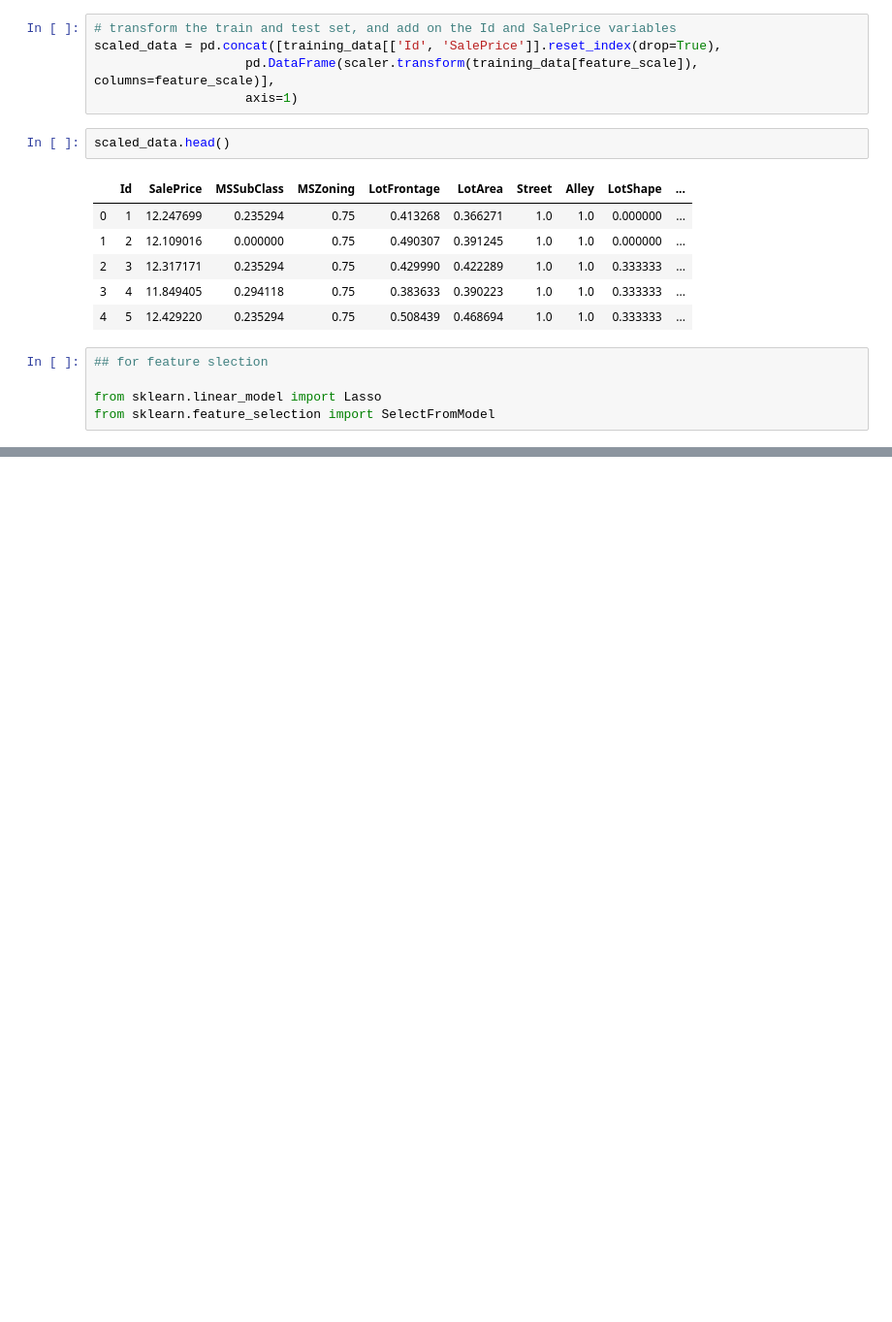
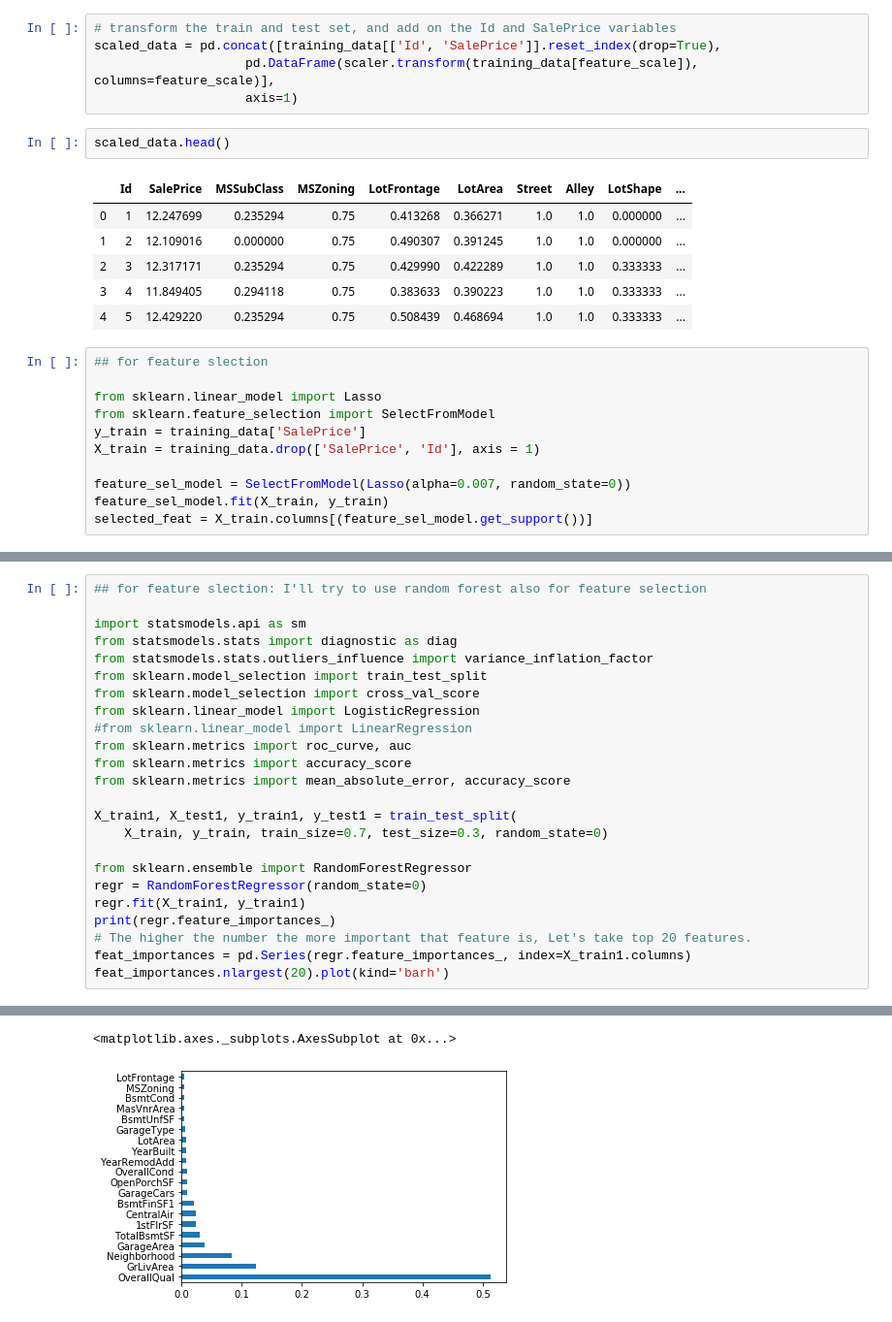
Before and after one commit to rajkhona/Housepriceprediction, a Jupyter notebook: house_price_prediction.ipynb, the cells around one changed output, grey strips where cells are left out. Shown at 97% size. Saved outputs shown, nothing was run; the diff lists cells and outputs as text; blank space fills up the shorter version.

Commit message:
updation in feature selection

```diff
--- a/house_price_prediction.ipynb
+++ b/house_price_prediction.ipynb
@@ -504,3 +504,9 @@ scaled_data.head()
 
 from sklearn.linear_model import Lasso
 from sklearn.feature_selection import SelectFromModel
+y_train = training_data['SalePrice']
+X_train = training_data.drop(['SalePrice', 'Id'], axis = 1)
+
+feature_sel_model = SelectFromModel(Lasso(alpha=0.007, random_state=0))
+feature_sel_model.fit(X_train, y_train)
+selected_feat = X_train.columns[(feature_sel_model.get_support())]
@@ -506,0 +533,25 @@ from sklearn.feature_selection import SelectFromModel
+# %%
+## for feature slection: I'll try to use random forest also for feature selection
+
+import statsmodels.api as sm
+from statsmodels.stats import diagnostic as diag
+from statsmodels.stats.outliers_influence import variance_inflation_factor
+from sklearn.model_selection import train_test_split
+from sklearn.model_selection import cross_val_score
+from sklearn.linear_model import LogisticRegression
+#from sklearn.linear_model import LinearRegression
+from sklearn.metrics import roc_curve, auc
+from sklearn.metrics import accuracy_score
+from sklearn.metrics import mean_absolute_error, accuracy_score
+
+X_train1, X_test1, y_train1, y_test1 = train_test_split(
+    X_train, y_train, train_size=0.7, test_size=0.3, random_state=0)
+
+from sklearn.ensemble import RandomForestRegressor
+regr = RandomForestRegressor(random_state=0)
+regr.fit(X_train1, y_train1)
+print(regr.feature_importances_)
+# The higher the number the more important that feature is, Let's take top 20 features.
+feat_importances = pd.Series(regr.feature_importances_, index=X_train1.columns)
+feat_importances.nlargest(20).plot(kind='barh')
+# %% [output]
@@ -506,0 +578,2 @@ from sklearn.feature_selection import SelectFromModel
+<matplotlib.axes._subplots.AxesSubplot at 0x...>
+[figure, added]
```
Also changed, not shown: parts of 4 cells of this notebook.
